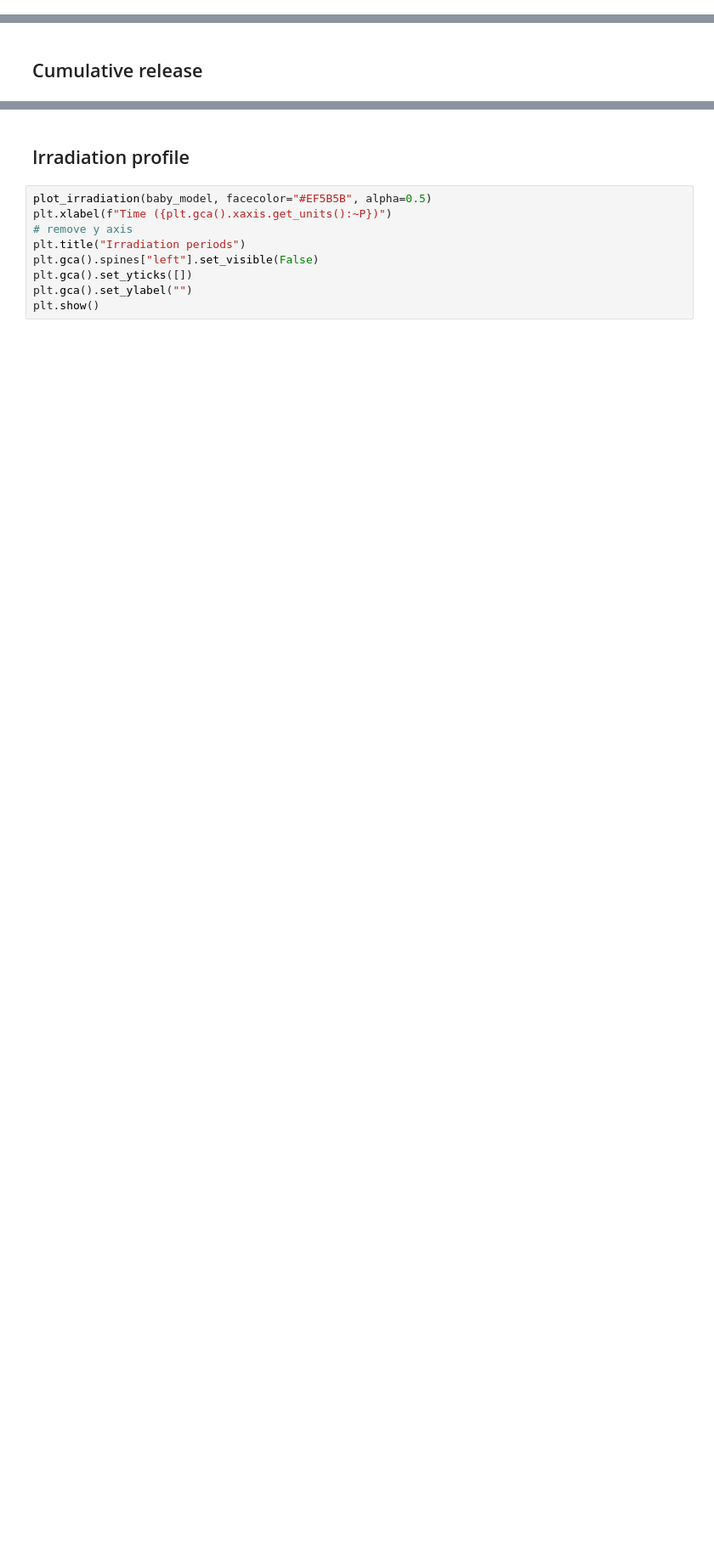
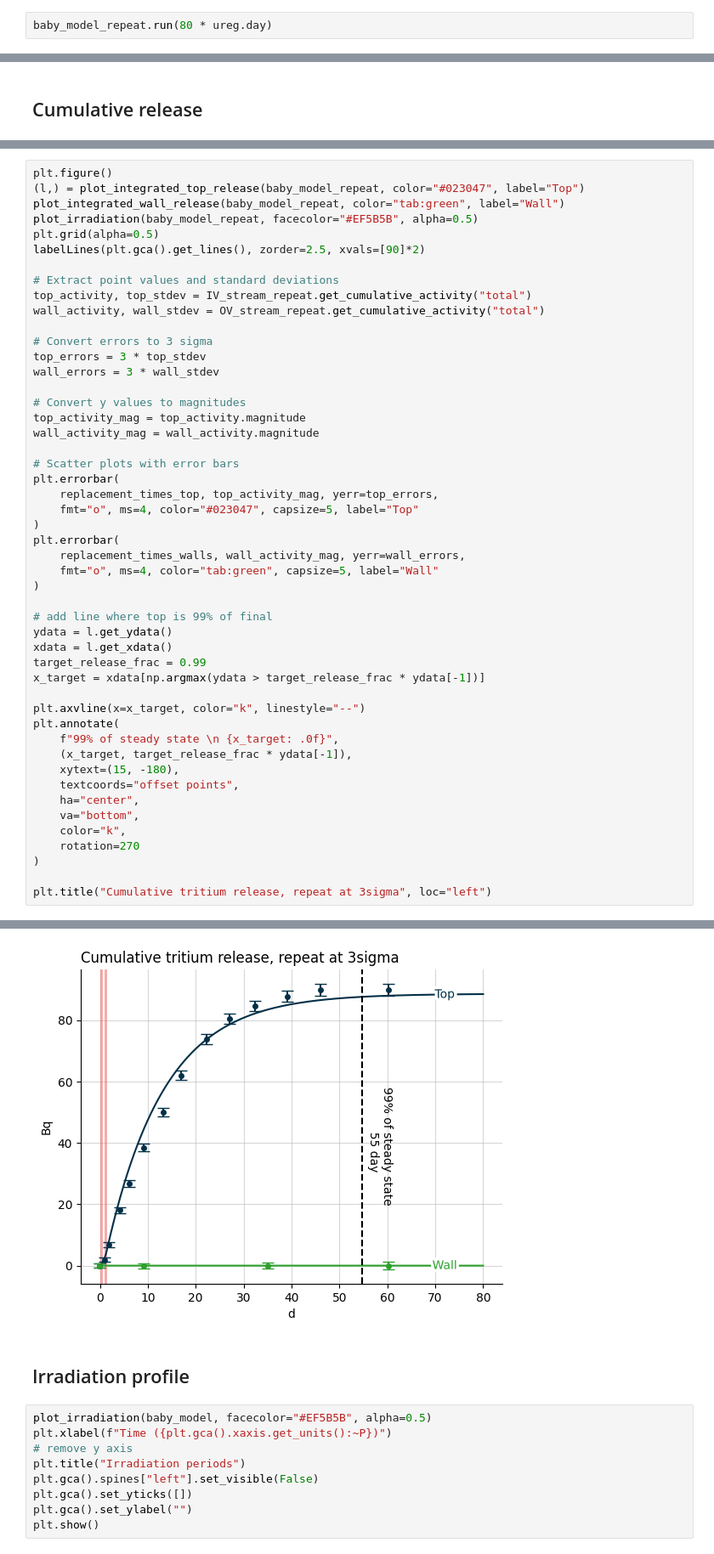
Before and after one commit to veliki-filozof/BABY-1L-run-2-test, a Jupyter notebook: analysis/tritium/tritium_model.ipynb, the cells around one changed output, grey strips where cells are left out. Shown at 85% size. Cells and saved outputs as stored; diff of their text form; blank space fills up the shorter version.

```diff
--- a/analysis/tritium/tritium_model.ipynb
+++ b/analysis/tritium/tritium_model.ipynb
@@ -97,3 +159,5 @@ Geometry:
   volume: 1000.00 cm³
   top area: 153.94 cm²
   wall area: 445.87 cm²
+# %%
+baby_model_repeat.run(80 * ureg.day)
@@ -138,3 +231,53 @@ plt.title("Cumulative tritium release", loc="left")
 # %% [output]
 Text(0.0, 1.0, 'Cumulative tritium release')
 [figure]
+# %%
+plt.figure()
+(l,) = plot_integrated_top_release(baby_model_repeat, color="#023047", label="Top")
+plot_integrated_wall_release(baby_model_repeat, color="tab:green", label="Wall")
+plot_irradiation(baby_model_repeat, facecolor="#EF5B5B", alpha=0.5)
+plt.grid(alpha=0.5)
+labelLines(plt.gca().get_lines(), zorder=2.5, xvals=[90]*2)
+
+# Extract point values and standard deviations
+top_activity, top_stdev = IV_stream_repeat.get_cumulative_activity("total")
+wall_activity, wall_stdev = OV_stream_repeat.get_cumulative_activity("total")
+
+# Convert errors to 3 sigma
+top_errors = 3 * top_stdev
+wall_errors = 3 * wall_stdev
+
+# Convert y values to magnitudes
+top_activity_mag = top_activity.magnitude
+wall_activity_mag = wall_activity.magnitude
+
+# Scatter plots with error bars
+plt.errorbar(
+    replacement_times_top, top_activity_mag, yerr=top_errors,
+    fmt="o", ms=4, color="#023047", capsize=5, label="Top"
+)
+plt.errorbar(
+    replacement_times_walls, wall_activity_mag, yerr=wall_errors,
+    fmt="o", ms=4, color="tab:green", capsize=5, label="Wall"
+)
+
+# add line where top is 99% of final
+ydata = l.get_ydata()
+xdata = l.get_xdata()
+target_release_frac = 0.99
+x_target = xdata[np.argmax(ydata > target_release_frac * ydata[-1])]
+
+plt.axvline(x=x_target, color="k", linestyle="--")
+plt.annotate(
+    f"99% of steady state \n {x_target: .0f}",
+    (x_target, target_release_frac * ydata[-1]),
+    xytext=(15, -180),
+    textcoords="offset points",
+    ha="center",
+    va="bottom",
+    color="k",
+    rotation=270
+)
+
+plt.title("Cumulative tritium release, repeat at 3sigma", loc="left")
+# %% [output]
@@ -141,3 +285,4 @@ Text(0.0, 1.0, 'Cumulative tritium release')
+[figure, added]
 # %% [markdown]
 ## Irradiation profile
 # %%
```
Also changed, not shown: parts of 5 cells of this notebook.
